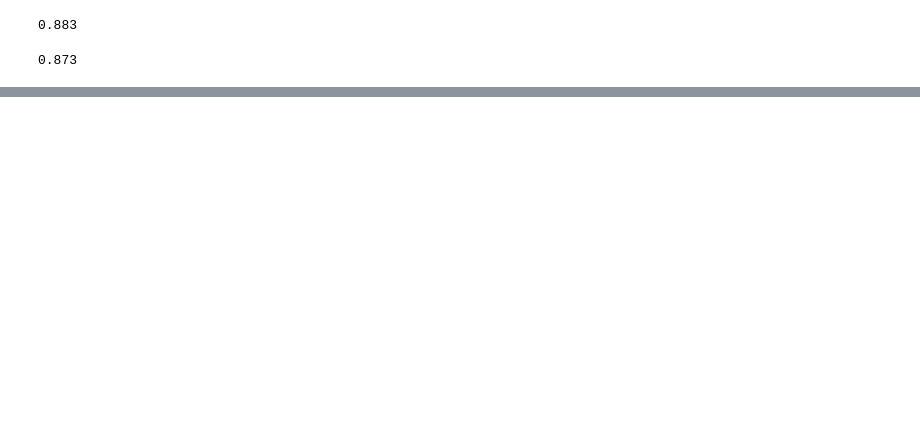
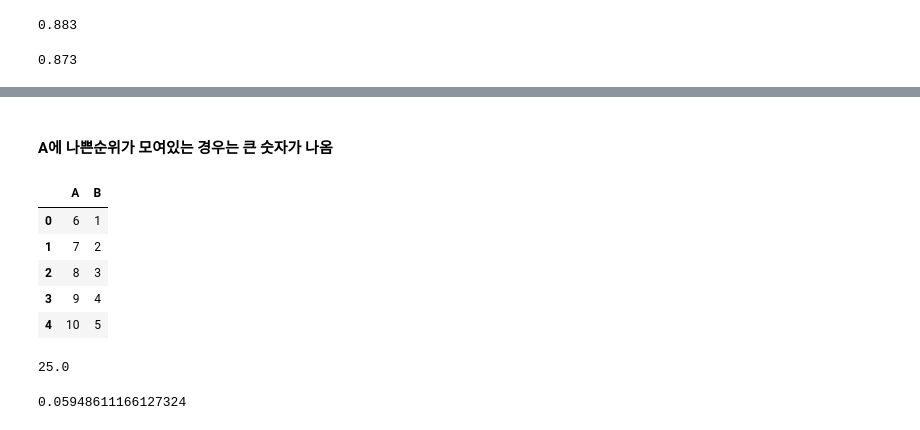
Before and after one commit to wousikchoi16/statpython, a Jupyter notebook: CH11_통계적가설검정.ipynb, the cells around one changed output, grey strips where cells are left out. Cells and saved outputs as stored; diff of their text form; code cells hidden in the pictures; blank space fills up the shorter version.

```diff
--- a/CH11_통계적가설검정.ipynb
+++ b/CH11_통계적가설검정.ipynb
@@ -466,0 +536,25 @@ cnt / n
+# %% [markdown]
+#### A에 나쁜순위가 모여있는 경우는 큰 숫자가 나옴
+# %%
+rank_df = pd.DataFrame(np.arange(1, 11).reshape(2, 5)[::-1].T,
+                       columns=['A', 'B'])
+rank_df
+# %% [output]
+|  | A | B |
+| 0 | 6 | 1 |
+| 1 | 7 | 2 |
+| 2 | 8 | 3 |
+| 3 | 9 | 4 |
+| 4 | 10 | 5 |
+# %%
+u = rank_df['A'].sum() - (n1*(n1+1))/2
+u
+# %% [output]
+25.0
+# %%
+# U검정은 양측검정을 수행하게 됨.
+u, p = stats.mannwhitneyu(training_ind['A'], training_ind['B'],
+                          alternative='two-sided')
+p
+# %% [output]
+0.05948611166127324
```
Also changed, not shown: parts of 20 cells of this notebook.
